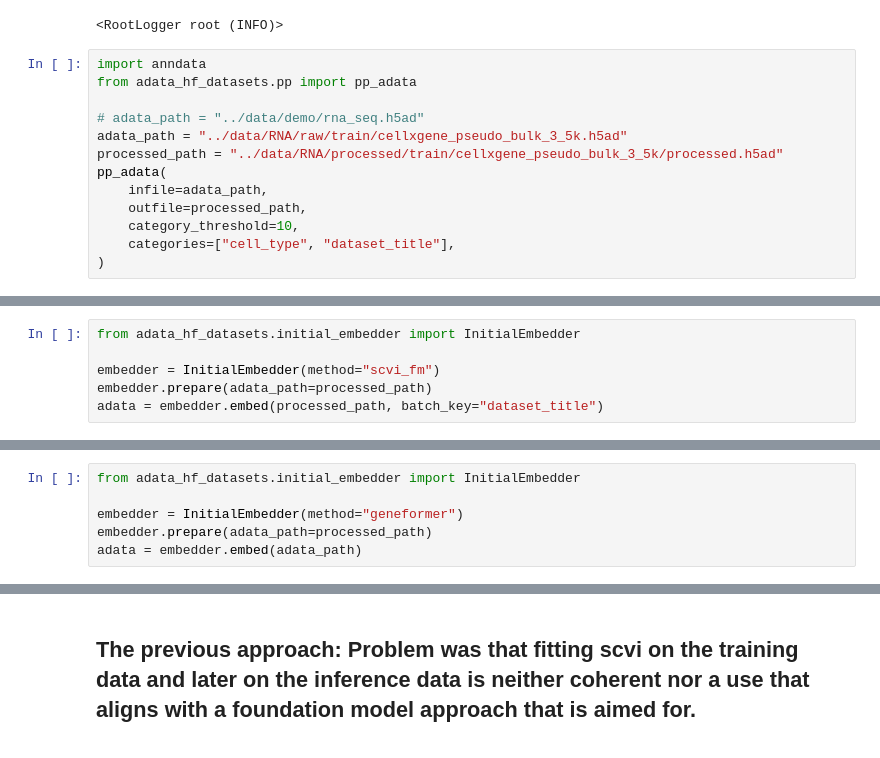
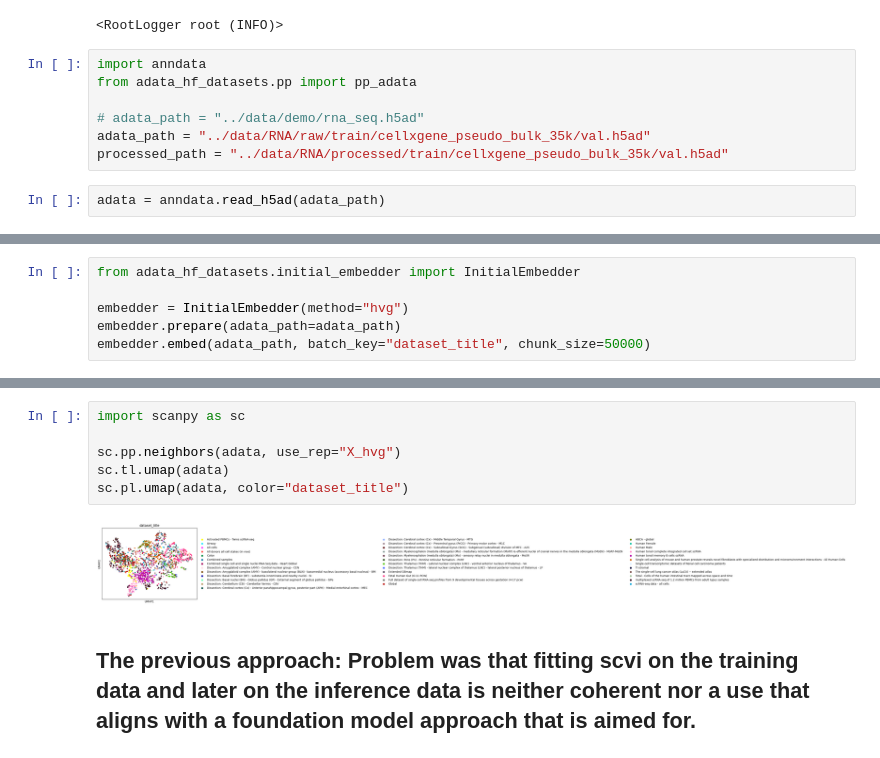
Before and after one commit to mengerj/adata_hf_datasets, a Jupyter notebook: notebooks/create_initial_embeddings.ipynb, the cells around one changed output, grey strips where cells are left out. Drawn from its saved outputs; the diff is of its cells as text.

```diff
--- a/notebooks/create_initial_embeddings.ipynb
+++ b/notebooks/create_initial_embeddings.ipynb
@@ -15,11 +15,7 @@ import anndata
 from adata_hf_datasets.pp import pp_adata
 
 # adata_path = "../data/demo/rna_seq.h5ad"
-adata_path = "../data/RNA/raw/train/cellxgene_pseudo_bulk_3_5k.h5ad"
-processed_path = "../data/RNA/processed/train/cellxgene_pseudo_bulk_3_5k/processed.h5ad"
-pp_adata(
-    infile=adata_path,
-    outfile=processed_path,
-    category_threshold=10,
-    categories=["cell_type", "dataset_title"],
-)
+adata_path = "../data/RNA/raw/train/cellxgene_pseudo_bulk_35k/val.h5ad"
+processed_path = "../data/RNA/processed/train/cellxgene_pseudo_bulk_35k/val.h5ad"
+# %%
+adata = anndata.read_h5ad(adata_path)
@@ -26,7 +73,7 @@ pp_adata(
 # %%
 from adata_hf_datasets.initial_embedder import InitialEmbedder
 
-embedder = InitialEmbedder(method="scvi_fm")
-embedder.prepare(adata_path=processed_path)
-adata = embedder.embed(processed_path, batch_key="dataset_title")
+embedder = InitialEmbedder(method="hvg")
+embedder.prepare(adata_path=adata_path)
+embedder.embed(adata_path, batch_key="dataset_title", chunk_size=50000)
 # %% [output]
@@ -51,6 +95,0 @@ INFO     Found 39.9375% reference vars in query data.
-# %%
-from adata_hf_datasets.initial_embedder import InitialEmbedder
-
-embedder = InitialEmbedder(method="geneformer")
-embedder.prepare(adata_path=processed_path)
-adata = embedder.embed(adata_path)
@@ -67,3 +96,11 @@ adata = embedder.embed(adata_path)
+# %%
+import scanpy as sc
+
+sc.pp.neighbors(adata, use_rep="X_hvg")
+sc.tl.umap(adata)
+sc.pl.umap(adata, color="dataset_title")
+# %% [output]
+[figure, added]
 # %% [markdown]
 ## The previous approach: Problem was that fitting scvi on the training data and later on the inference data is neither coherent nor a use that aligns with a foundation model approach that is aimed for.
 # %%
```
Also changed, not shown: parts of 5 cells of this notebook, 1 other file.
